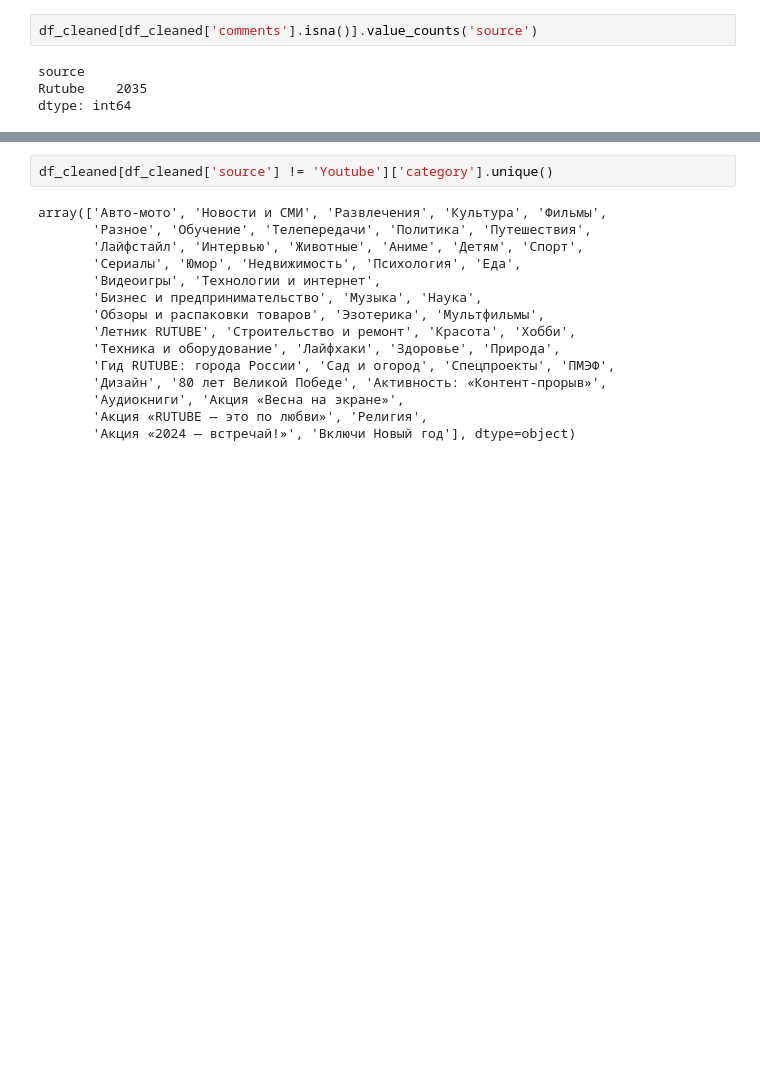
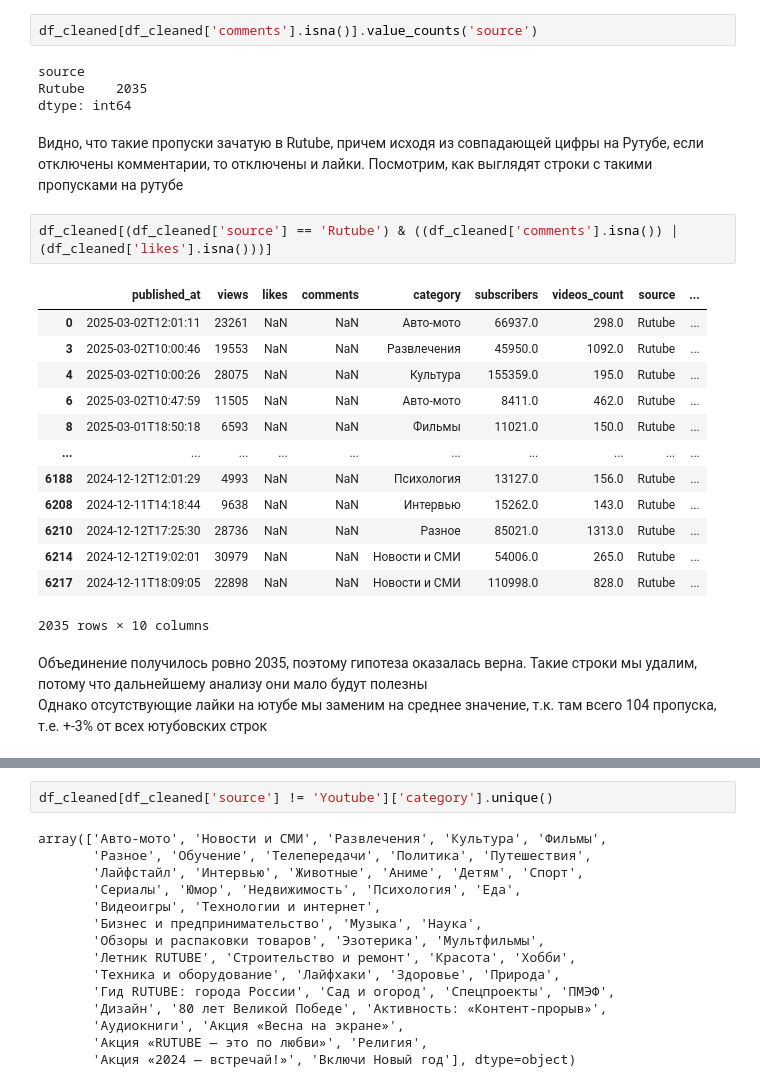
Before and after one commit to BorTink/gp2, a Jupyter notebook: EDA.ipynb, the cells around one changed output, grey strips where cells are left out. Saved outputs shown, nothing was run; the diff lists cells and outputs as text; blank space fills up the shorter version.

```diff
--- a/EDA.ipynb
+++ b/EDA.ipynb
@@ -96,3 +115,24 @@ df_cleaned[df_cleaned['comments'].isna()].value_counts('source')
 source
 Rutube    2035
 dtype: int64
+# %% [markdown]
+Видно, что такие пропуски зачатую в Rutube, причем исходя из совпадающей цифры на Рутубе, если отключены комментарии, то отключены и лайки. Посмотрим, как выглядят строки с такими пропусками на рутубе
+# %%
+df_cleaned[(df_cleaned['source'] == 'Rutube') & ((df_cleaned['comments'].isna()) | (df_cleaned['likes'].isna()))]
+# %% [output]
+|  | published_at | views | likes | comments | category | subscribers | videos_count | source | ... |
+| 0 | 2025-03-02T12:01:11 | 23261 | NaN | NaN | Авто-мото | 66937.0 | 298.0 | Rutube | ... |
+| 3 | 2025-03-02T10:00:46 | 19553 | NaN | NaN | Развлечения | 45950.0 | 1092.0 | Rutube | ... |
+| 4 | 2025-03-02T10:00:26 | 28075 | NaN | NaN | Культура | 155359.0 | 195.0 | Rutube | ... |
+| 6 | 2025-03-02T10:47:59 | 11505 | NaN | NaN | Авто-мото | 8411.0 | 462.0 | Rutube | ... |
+| 8 | 2025-03-01T18:50:18 | 6593 | NaN | NaN | Фильмы | 11021.0 | 150.0 | Rutube | ... |
+| ... | ... | ... | ... | ... | ... | ... | ... | ... | ... |
+| 6188 | 2024-12-12T12:01:29 | 4993 | NaN | NaN | Психология | 13127.0 | 156.0 | Rutube | ... |
+| 6208 | 2024-12-11T14:18:44 | 9638 | NaN | NaN | Интервью | 15262.0 | 143.0 | Rutube | ... |
+| 6210 | 2024-12-12T17:25:30 | 28736 | NaN | NaN | Разное | 85021.0 | 1313.0 | Rutube | ... |
+| 6214 | 2024-12-12T19:02:01 | 30979 | NaN | NaN | Новости и СМИ | 54006.0 | 265.0 | Rutube | ... |
+| 6217 | 2024-12-11T18:09:05 | 22898 | NaN | NaN | Новости и СМИ | 110998.0 | 828.0 | Rutube | ... |
+2035 rows × 10 columns
+# %% [markdown]
+Объединение получилось ровно 2035, поэтому гипотеза оказалась верна. Такие строки мы удалим, потому что дальнейшему анализу они мало будут полезны
+Однако отсутствующие лайки на ютубе мы заменим на среднее значение, т.к. там всего 104 пропуска, т.е. +-3% от всех ютубовских строк
```
Also changed, not shown: parts of 19 cells of this notebook.
